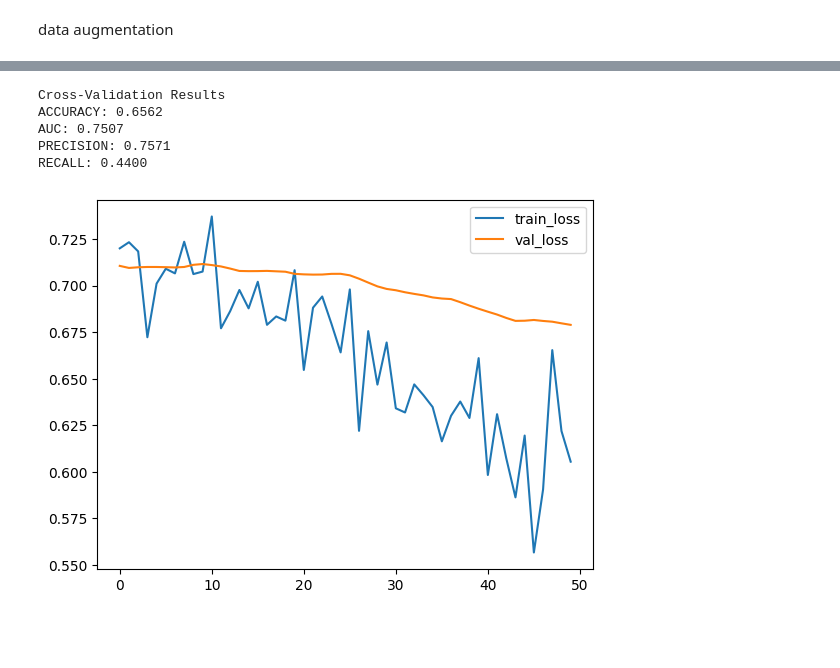
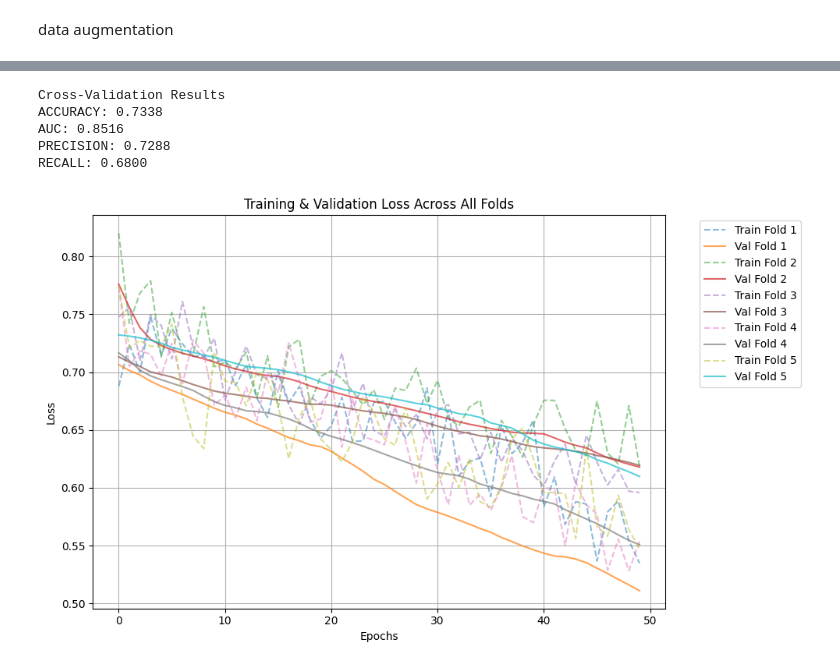
Before and after one commit to wesalmagdi/Ultrasound-Based-Classification-of-Uterine-Abnormalities, a Jupyter notebook: vgg16.ipynb, the cells around one changed output, grey strips where cells are left out. Saved outputs shown, nothing was run; the diff lists cells and outputs as text; code cells hidden in the pictures; blank space fills up the shorter version.

```diff
--- a/vgg16.ipynb
+++ b/vgg16.ipynb
@@ -406,7 +408,7 @@ X_trainval, X_test, y_trainval, y_test = train_test_split(
     np.arange(len(y)), y, test_size=0.2, stratify=y, random_state=42
 )
 
-X_tab_trainval, X_tab_test = x_selected[X_trainval], x_selected[X_test]
+X_tab_trainval, X_tab_test = x_final[X_trainval], x_final[X_test]
 X_img_trainval, X_img_test = images_vgg[X_trainval], images_vgg[X_test]
 
 
@@ -505,25 +507,27 @@ for fold, (train_idx, val_idx) in enumerate(skf.split(X_tab_trainval, y_trainval
         restore_best_weights=True
     )
 
-    # class_weights = class_weight.compute_class_weight(
-    # 'balanced',
-    # classes=np.unique(y_train),
-    # y=y_train
-    # )
-    # class_weights = dict(enumerate(class_weights))
+    class_weights = class_weight.compute_class_weight(
+    'balanced',
+    classes=np.unique(y_train),
+    y=y_train
+    )
+    class_weights = dict(enumerate(class_weights))
 
 
-    train_gen = make_dataset(X_img_train, X_tab_train, y_train, batch_size=16, noise=0.01, datagen=datagen)
+    # train_gen = make_dataset(X_img_train, X_tab_train, y_train, batch_size=16, noise=0.01, datagen=datagen)
 
     history = model.fit(
-        train_gen,
-        steps_per_epoch=len(X_img_train)//16,
+        # train_gen,
+        # steps_per_epoch=len(X_img_train)//16,
+        [X_img_train, X_tab_train],
+        y_train,
         validation_data=([X_img_val, X_tab_val], y_val),
         epochs=50,
         batch_size=16,
         callbacks=[early_stop],
-        verbose=2
-        # class_weight=class_weights
+        verbose=2,
+        class_weight=class_weights
     )
 
     history_per_fold.append(history.history)
@@ -590,19 +594,28 @@ for key in ["accuracy", "auc", "precision", "recall"]:
     print(f"{key.upper()}: {avg:.4f}")
 # %% [output]
 Cross-Validation Results
-ACCURACY: 0.6562
-AUC: 0.7507
-PRECISION: 0.7571
-RECALL: 0.4400
+ACCURACY: 0.7338
+AUC: 0.8516
+PRECISION: 0.7288
+RECALL: 0.6800
-# %%
-import matplotlib.pyplot as plt
-
-plt.plot(history.history['loss'], label='train_loss')
-plt.plot(history.history['val_loss'], label='val_loss')
-plt.legend()
-plt.show()
-# %% [output]
-[figure, removed]
+# %%
+import matplotlib.pyplot as plt
+
+plt.figure(figsize=(10, 6))
+
+for i, hist in enumerate(history_per_fold):
+    plt.plot(hist['loss'], alpha=0.5, linestyle='--', label=f'Train Fold {i+1}')
+    plt.plot(hist['val_loss'], alpha=0.7, label=f'Val Fold {i+1}')
+
+plt.xlabel("Epochs")
+plt.ylabel("Loss")
+plt.title("Training & Validation Loss Across All Folds")
+plt.legend(bbox_to_anchor=(1.05, 1), loc='upper left')
+plt.grid(True)
+plt.tight_layout()
+plt.show()
+# %% [output]
+[figure, added]
 # %%
 print("Final Test Evaluation")
 
```
Also changed, not shown: parts of 3 cells of this notebook.
